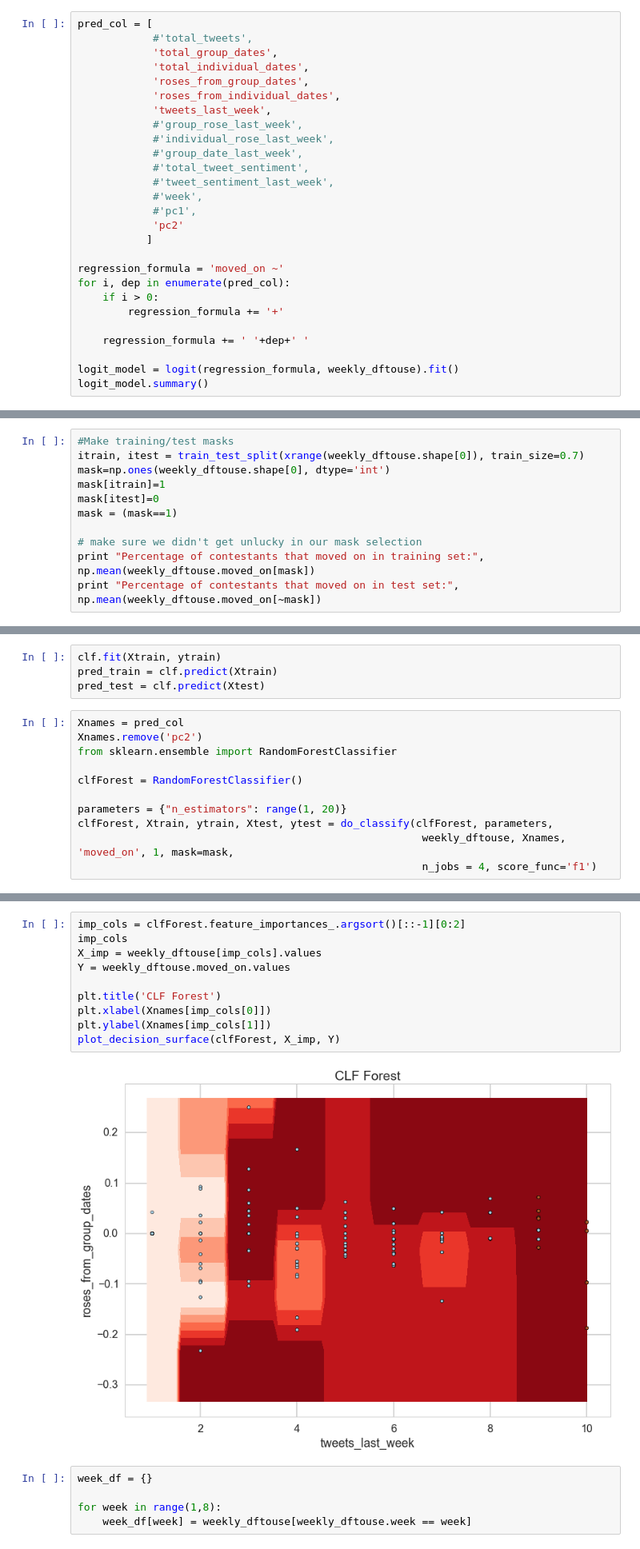
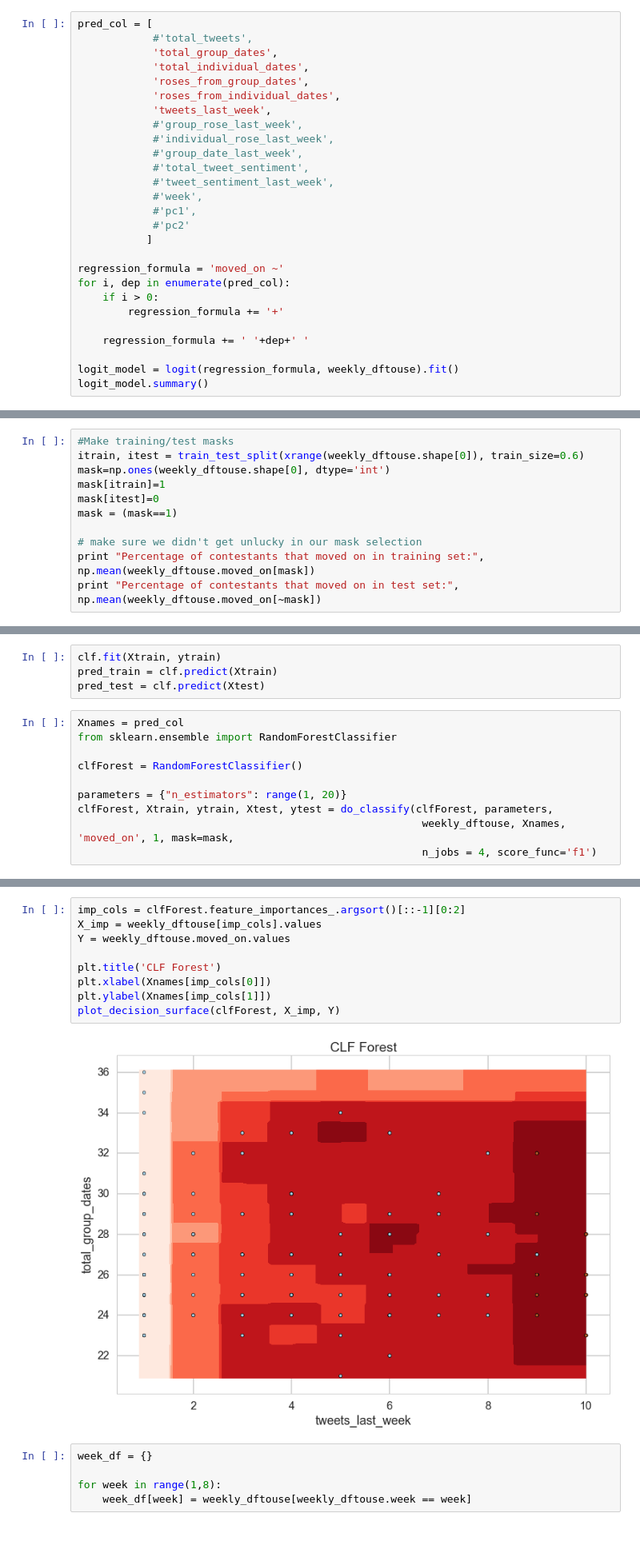
Before and after one commit to dcusworth/WAR_of_the_Roses, a Jupyter notebook: Stats2.ipynb, the cells around one changed output, grey strips where cells are left out. Shown at 80% size. Drawn from its saved outputs; the diff is of its cells as text.

```diff
--- a/Stats2.ipynb
+++ b/Stats2.ipynb
@@ -542,7 +540,7 @@ pred_col = [
             #'tweet_sentiment_last_week',
             #'week',
             #'pc1',
-            'pc2'
+            #'pc2'
            ]
 
 regression_formula = 'moved_on ~'
@@ -578,7 +575,7 @@ Logit Regression Results
 ### Cross-Validation on Data
 # %%
 #Make training/test masks
-itrain, itest = train_test_split(xrange(weekly_dftouse.shape[0]), train_size=0.7)
+itrain, itest = train_test_split(xrange(weekly_dftouse.shape[0]), train_size=0.6)
 mask=np.ones(weekly_dftouse.shape[0], dtype='int')
 mask[itrain]=1
 mask[itest]=0
@@ -617,7 +615,6 @@ pred_train = clf.predict(Xtrain)
 pred_test = clf.predict(Xtest)
 # %%
 Xnames = pred_col
-Xnames.remove('pc2')
 from sklearn.ensemble import RandomForestClassifier
 
 clfForest = RandomForestClassifier()
@@ -650,15 +647,14 @@ plt.show()
 # %%
 imp_cols = clfForest.feature_importances_.argsort()[::-1][0:2]
-imp_cols
 X_imp = weekly_dftouse[imp_cols].values
 Y = weekly_dftouse.moved_on.values
 
 plt.title('CLF Forest')
 plt.xlabel(Xnames[imp_cols[0]])
 plt.ylabel(Xnames[imp_cols[1]])
 plot_decision_surface(clfForest, X_imp, Y)
 # %% [output]
-[figure, old version]
+[figure, new version]
 # %%
 week_df = {}
 
```
Also changed, not shown: parts of 12 cells of this notebook, 2 other files.
